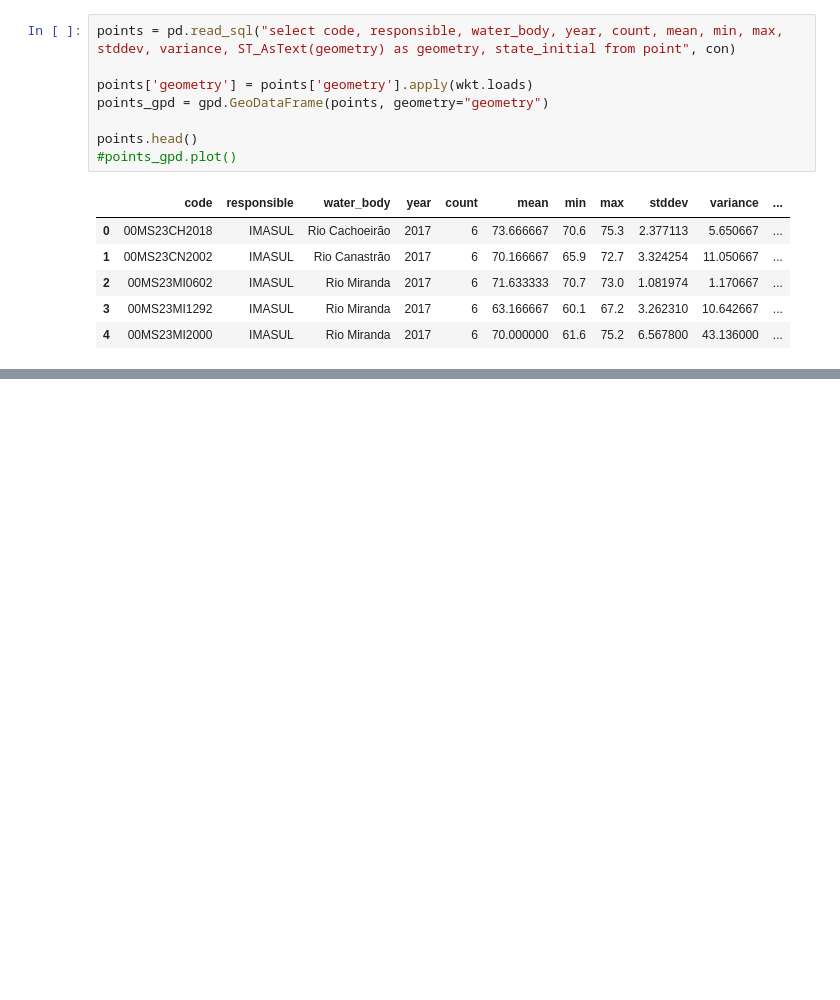
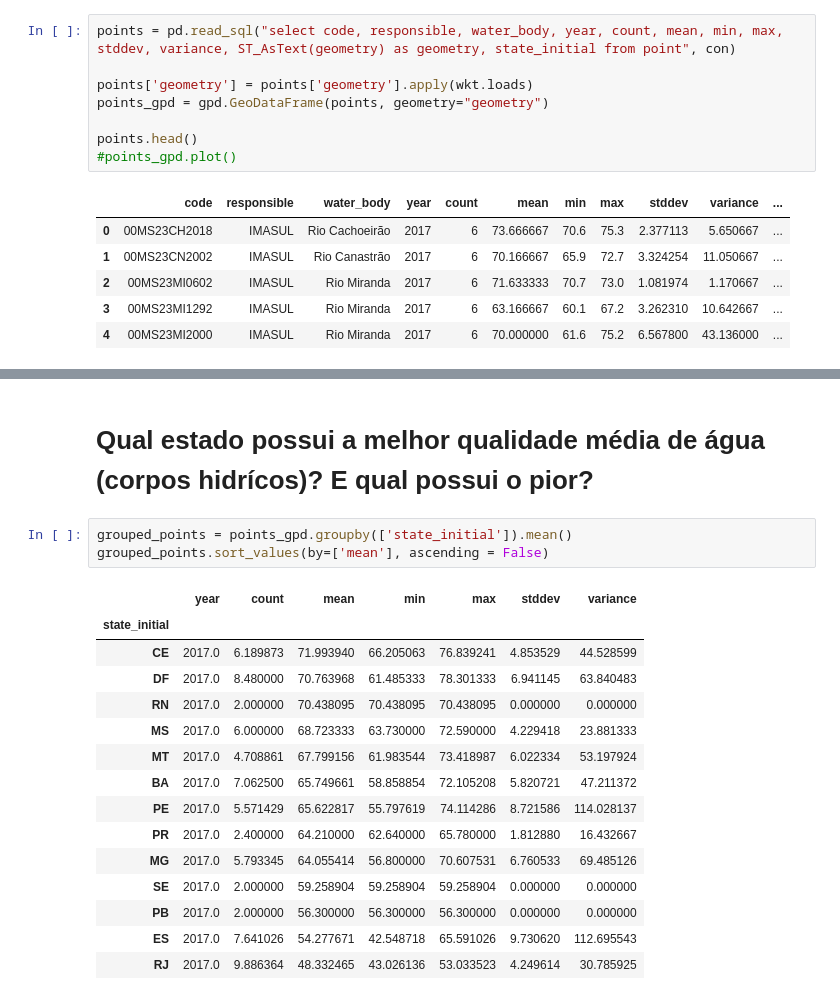
Before and after one commit to gabrielpastori/bda2, a Jupyter notebook: analysis.ipynb, the cells around one changed output, grey strips where cells are left out. Drawn from its saved outputs; the diff is of its cells as text; blank space fills up the shorter version.

```diff
--- a/analysis.ipynb
+++ b/analysis.ipynb
@@ -60,0 +63,21 @@ POINT (-38.372778 -11.96027799961692)
+# %% [markdown]
+# Qual estado possui a melhor qualidade média de água (corpos hidrícos)? E qual possui o pior?
+# %%
+grouped_points = points_gpd.groupby(['state_initial']).mean()
+grouped_points.sort_values(by=['mean'], ascending = False)
+# %% [output]
+|  | year | count | mean | min | max | stddev | variance |
+| state_initial |  |  |  |  |  |  |  |
+| CE | 2017.0 | 6.189873 | 71.993940 | 66.205063 | 76.839241 | 4.853529 | 44.528599 |
+| DF | 2017.0 | 8.480000 | 70.763968 | 61.485333 | 78.301333 | 6.941145 | 63.840483 |
+| RN | 2017.0 | 2.000000 | 70.438095 | 70.438095 | 70.438095 | 0.000000 | 0.000000 |
+| MS | 2017.0 | 6.000000 | 68.723333 | 63.730000 | 72.590000 | 4.229418 | 23.881333 |
+| MT | 2017.0 | 4.708861 | 67.799156 | 61.983544 | 73.418987 | 6.022334 | 53.197924 |
+| BA | 2017.0 | 7.062500 | 65.749661 | 58.858854 | 72.105208 | 5.820721 | 47.211372 |
+| PE | 2017.0 | 5.571429 | 65.622817 | 55.797619 | 74.114286 | 8.721586 | 114.028137 |
+| PR | 2017.0 | 2.400000 | 64.210000 | 62.640000 | 65.780000 | 1.812880 | 16.432667 |
+| MG | 2017.0 | 5.793345 | 64.055414 | 56.800000 | 70.607531 | 6.760533 | 69.485126 |
+| SE | 2017.0 | 2.000000 | 59.258904 | 59.258904 | 59.258904 | 0.000000 | 0.000000 |
+| PB | 2017.0 | 2.000000 | 56.300000 | 56.300000 | 56.300000 | 0.000000 | 0.000000 |
+| ES | 2017.0 | 7.641026 | 54.277671 | 42.548718 | 65.591026 | 9.730620 | 112.695543 |
+| RJ | 2017.0 | 9.886364 | 48.332465 | 43.026136 | 53.033523 | 4.249614 | 30.785925 |
```
Also changed, not shown: parts of 9 cells of this notebook.
